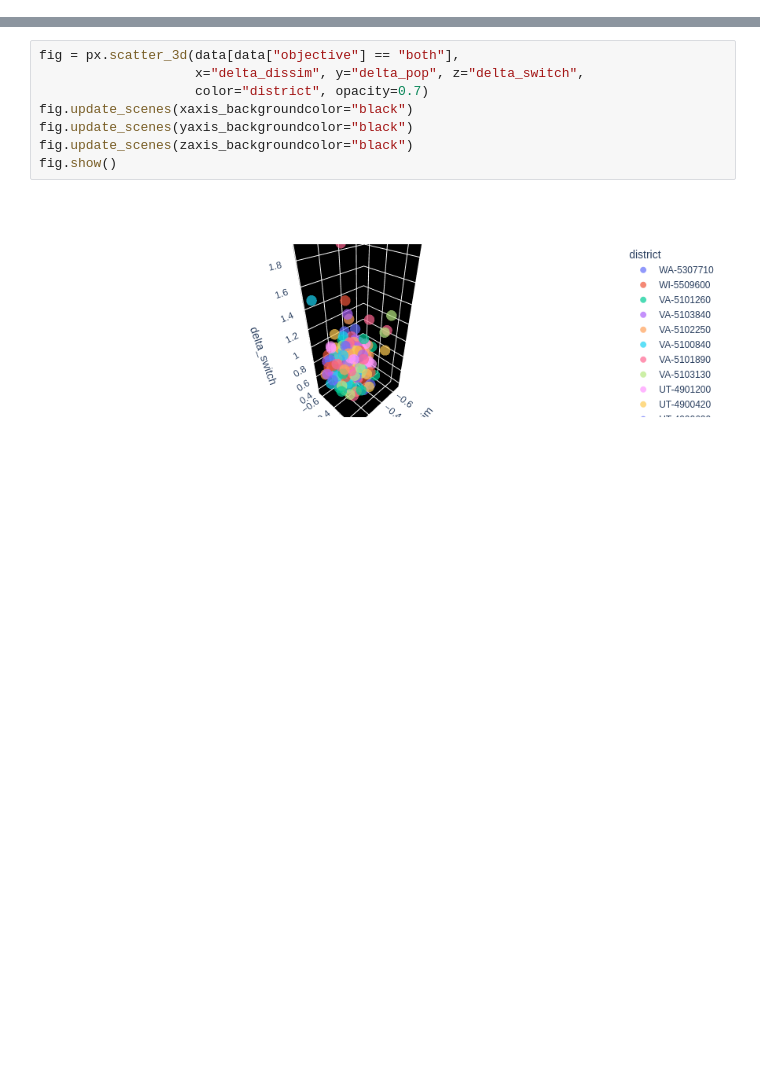
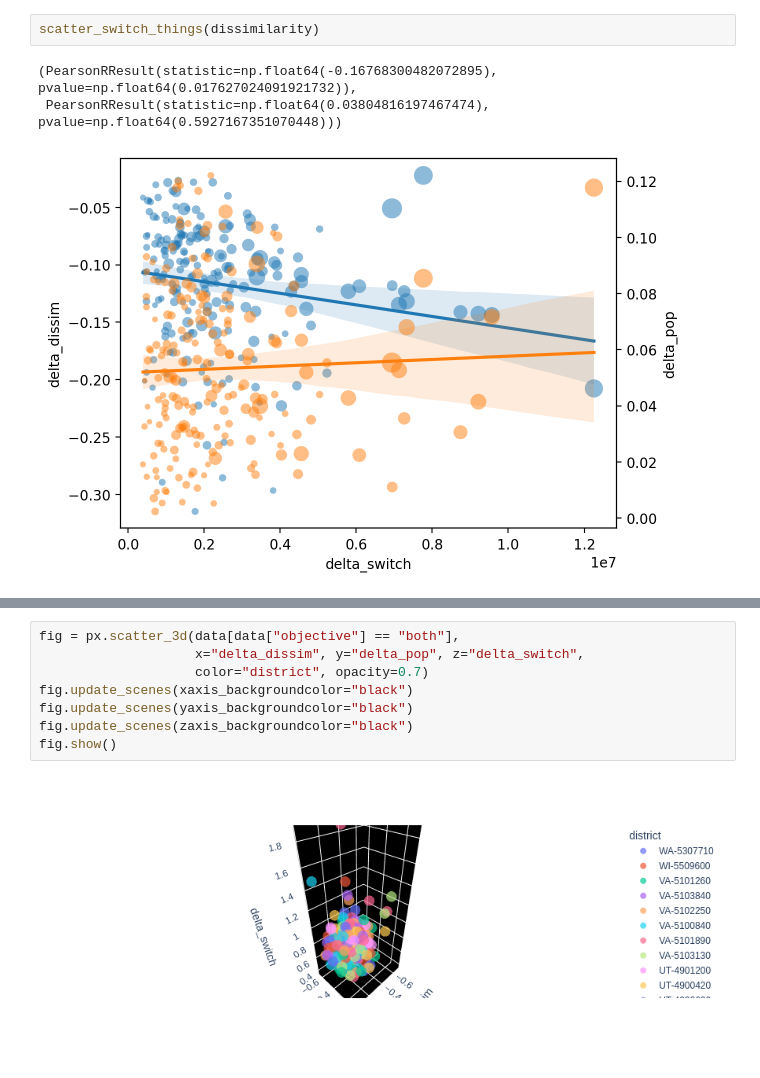
Before and after one commit to Plural-Connections/school-mergers-refactor, a Jupyter notebook: mergers_core/graph.ipynb, the cells around one changed output, grey strips where cells are left out. Saved outputs shown, nothing was run; the diff lists cells and outputs as text; blank space fills up the shorter version.

```diff
--- a/mergers_core/graph.ipynb
+++ b/mergers_core/graph.ipynb
@@ -43,0 +95,6 @@ data = pd.concat([dissimilarity, population, both])
+# %%
+scatter_switch_things(dissimilarity)
+# %% [output]
+(PearsonRResult(statistic=np.float64(-0.16768300482072895), pvalue=np.float64(0.017627024091921732)),
+ PearsonRResult(statistic=np.float64(0.03804816197467474), pvalue=np.float64(0.5927167351070448)))
+[figure, added]
```
Also changed, not shown: parts of 16 cells of this notebook.
